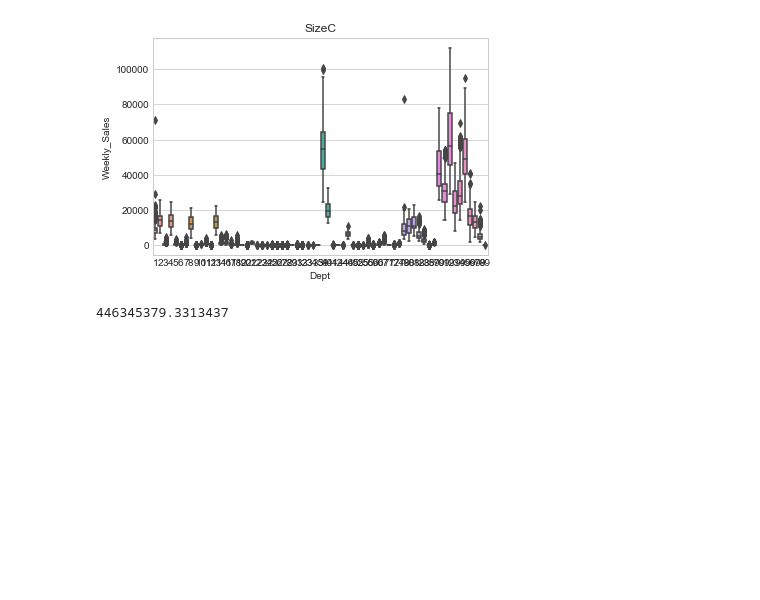
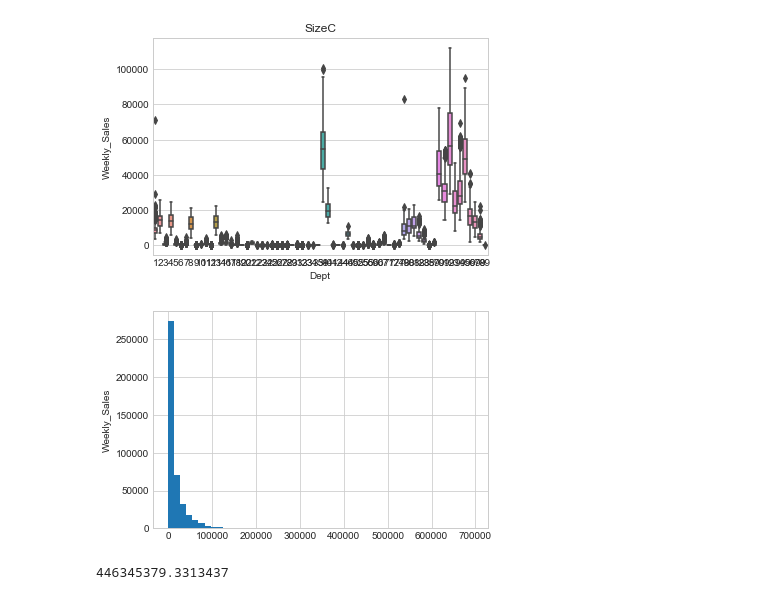
Before and after one commit to opread/retail_kaggle, a Jupyter notebook: MyNotebookV2.ipynb, the cells around one changed output. Cells and saved outputs as stored; diff of their text form; code cells hidden in the pictures; blank space fills up the shorter version.

```diff
--- a/MyNotebookV2.ipynb
+++ b/MyNotebookV2.ipynb
@@ -271,3 +271,8 @@ for store in retail['Type'].unique():
 [figure]
 [figure]
 [figure]
+# %%
+plt.hist(retail['Weekly_Sales'].values,  bins=50)
+plt.ylabel('Weekly_Sales');
+# %% [output]
+[figure, added]
```
Also changed, not shown: parts of 11 cells of this notebook.
